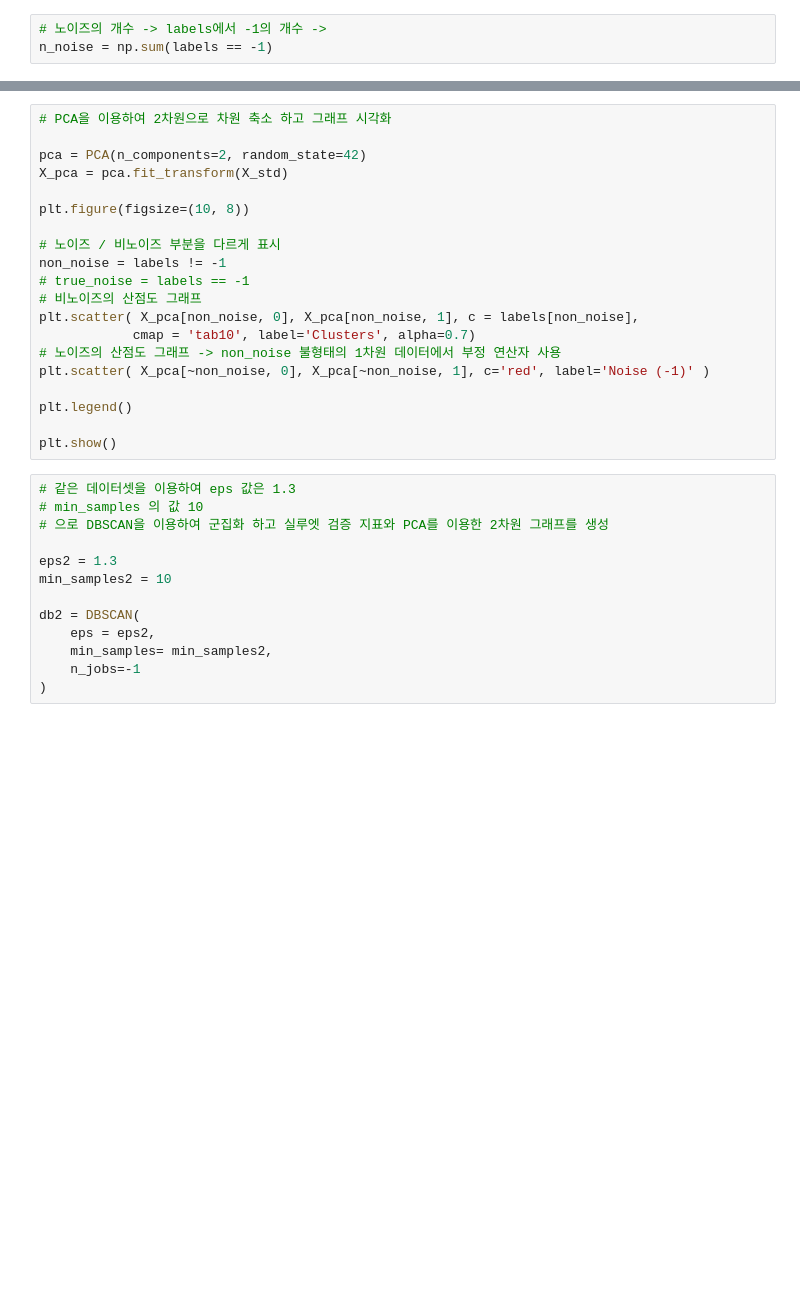
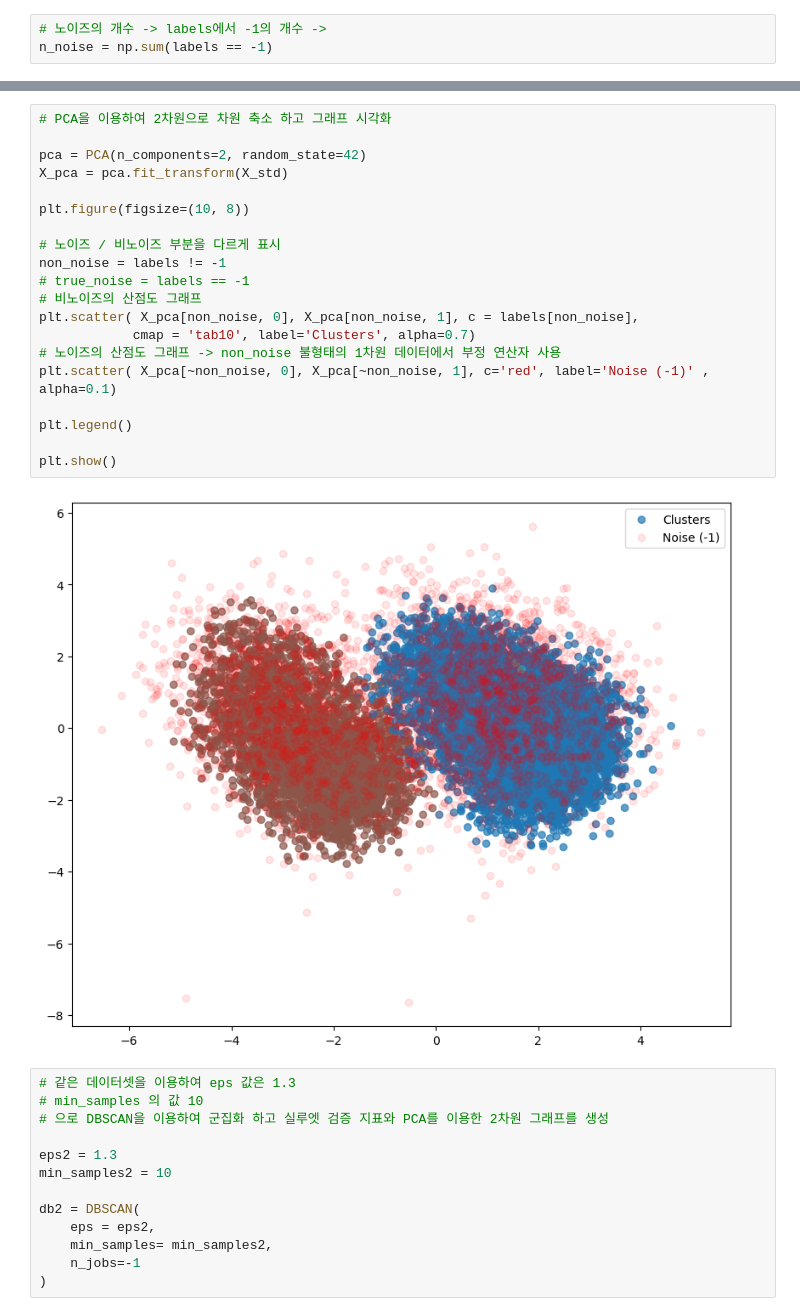
Before and after one commit to bsmoon-86/multicam_2025, a Jupyter notebook: 251013/03_DBSCAN.ipynb, the cells around one changed output, grey strips where cells are left out. Saved outputs shown, nothing was run; the diff lists cells and outputs as text; blank space fills up the shorter version.

```diff
--- a/251013/03_DBSCAN.ipynb
+++ b/251013/03_DBSCAN.ipynb
@@ -152,23 +190,25 @@ print('NMI : ', round(nmi, 4))
 # %%
 # PCA을 이용하여 2차원으로 차원 축소 하고 그래프 시각화
 
 pca = PCA(n_components=2, random_state=42)
 X_pca = pca.fit_transform(X_std)
 
 plt.figure(figsize=(10, 8))
 
 # 노이즈 / 비노이즈 부분을 다르게 표시
 non_noise = labels != -1
 # true_noise = labels == -1
 # 비노이즈의 산점도 그래프
 plt.scatter( X_pca[non_noise, 0], X_pca[non_noise, 1], c = labels[non_noise],
             cmap = 'tab10', label='Clusters', alpha=0.7)
 # 노이즈의 산점도 그래프 -> non_noise 불형태의 1차원 데이터에서 부정 연산자 사용
-plt.scatter( X_pca[~non_noise, 0], X_pca[~non_noise, 1], c='red', label='Noise (-1)' )
+plt.scatter( X_pca[~non_noise, 0], X_pca[~non_noise, 1], c='red', label='Noise (-1)' , alpha=0.1)
 
 plt.legend()
 
 plt.show()
+# %% [output]
+[figure, added]
 # %%
 # 같은 데이터셋을 이용하여 eps 값은 1.3
 # min_samples 의 값 10
```
Also changed, not shown: parts of 14 cells of this notebook, 18 other files.
